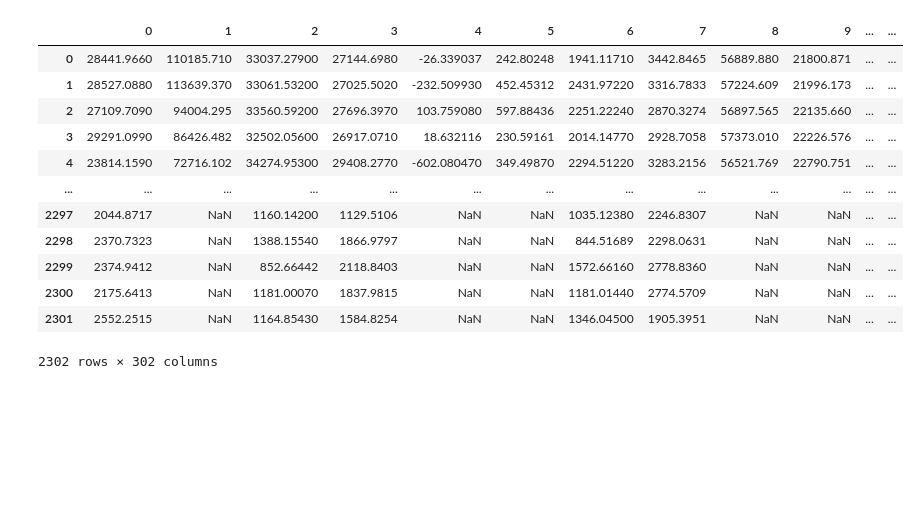
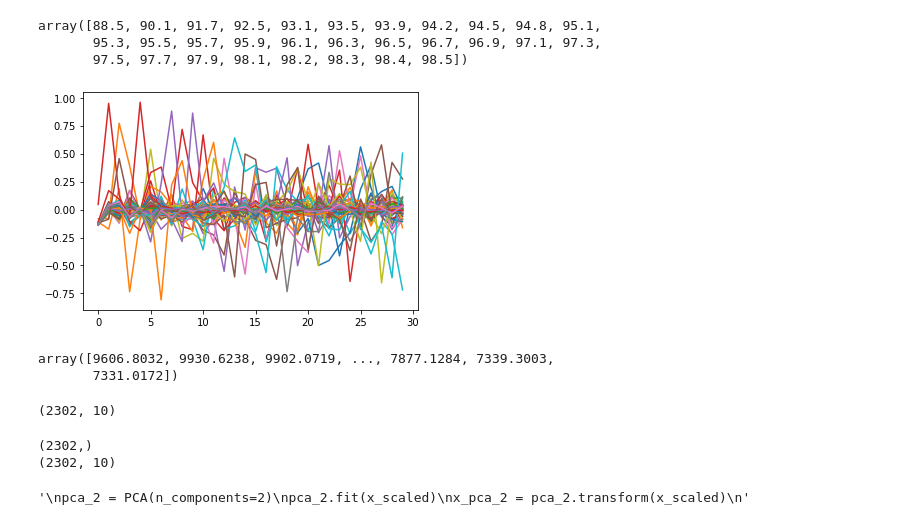
Before and after one commit to mwanakijiji/kriz_projects, a Jupyter notebook: notebooks_for_development/pca_analysis.ipynb, the cells around one changed output. Cells and saved outputs as stored; diff of their text form; code cells hidden in the pictures; blank space fills up the shorter version.

```diff
--- a/notebooks_for_development/pca_analysis.ipynb
+++ b/notebooks_for_development/pca_analysis.ipynb
@@ -11,16 +48,36 @@ time_series = pd.read_csv("test_time_series.csv", index_col=0)
+# %%
+# select the bright stars we want, and whiten the data
+
+# separate out the photometry from the brightest stars
+x = time_series.loc[:, list_brightest].values
+
+# standardize the photometry
+x_scaled = StandardScaler().fit_transform(x)
+# %%
+# get N principal component vectors
+
+pca = PCA(n_components=30)
+principal_components = pca.fit_transform(x_scaled)
+# %%
+# FYI: quantify variance PCA basis set accounts for
+
+variance = pca.explained_variance_ratio_ #calculate variance ratios
+var=np.cumsum(np.round(pca.explained_variance_ratio_, decimals=3)*100)
+var #cumulative sum of variance explained with [n] features
+# %% [output]
+array([88.5, 90.1, 91.7, 92.5, 93.1, 93.5, 93.9, 94.2, 94.5, 94.8, 95.1,
+       95.3, 95.5, 95.7, 95.9, 96.1, 96.3, 96.5, 96.7, 96.9, 97.1, 97.3,
+       97.5, 97.7, 97.9, 98.1, 98.2, 98.3, 98.4, 98.5])
+# %%
+# print eigenvalues
+
+for i in range(0,len(pca.components_[0,:])):
+    plt.plot(pca.components_[:,i])
+plt.show()
+# %% [output]
+[figure, added]
 # %%
-time_series
+time_series["21"].values
 # %% [output]
-|  | 0 | 1 | 2 | 3 | 4 | 5 | 6 | 7 | 8 | 9 | ... | ... |
-| 0 | 28441.9660 | 110185.710 | 33037.27900 | 27144.6980 | -26.339037 | 242.80248 | 1941.11710 | 3442.8465 | 56889.880 | 21800.871 | ... | ... |
-| 1 | 28527.0880 | 113639.370 | 33061.53200 | 27025.5020 | -232.509930 | 452.45312 | 2431.97220 | 3316.7833 | 57224.609 | 21996.173 | ... | ... |
-| 2 | 27109.7090 | 94004.295 | 33560.59200 | 27696.3970 | 103.759080 | 597.88436 | 2251.22240 | 2870.3274 | 56897.565 | 22135.660 | ... | ... |
-| 3 | 29291.0990 | 86426.482 | 32502.05600 | 26917.0710 | 18.632116 | 230.59161 | 2014.14770 | 2928.7058 | 57373.010 | 22226.576 | ... | ... |
-| 4 | 23814.1590 | 72716.102 | 34274.95300 | 29408.2770 | -602.080470 | 349.49870 | 2294.51220 | 3283.2156 | 56521.769 | 22790.751 | ... | ... |
-| ... | ... | ... | ... | ... | ... | ... | ... | ... | ... | ... | ... | ... |
-| 2297 | 2044.8717 | NaN | 1160.14200 | 1129.5106 | NaN | NaN | 1035.12380 | 2246.8307 | NaN | NaN | ... | ... |
-| 2298 | 2370.7323 | NaN | 1388.15540 | 1866.9797 | NaN | NaN | 844.51689 | 2298.0631 | NaN | NaN | ... | ... |
-| 2299 | 2374.9412 | NaN | 852.66442 | 2118.8403 | NaN | NaN | 1572.66160 | 2778.8360 | NaN | NaN | ... | ... |
-| 2300 | 2175.6413 | NaN | 1181.00070 | 1837.9815 | NaN | NaN | 1181.01440 | 2774.5709 | NaN | NaN | ... | ... |
-| 2301 | 2552.2515 | NaN | 1164.85430 | 1584.8254 | NaN | NaN | 1346.04500 | 1905.3951 | NaN | NaN | ... | ... |
-2302 rows × 302 columns
+array([9606.8032, 9930.6238, 9902.0719, ..., 7877.1284, 7339.3003,
+       7331.0172])
@@ -39,0 +84,29 @@ plt.show()
+# %%
+principal_components[:,:N].shape
+# %% [output]
+(2302, 10)
+# %%
+# project a given star's photometry onto a PCA subspace of N principal components, and ...
+
+N = 10
+projection_matrix = principal_components[:,:N]
+single_star_data = x_scaled[:,20]
+
+
+print(single_star_data.shape)
+print(projection_matrix.shape)
+
+# get the vector amplitudes
+amplitudes = np.dot(single_star_data,projection_matrix)
+#e_vals_dominant = np.dot(time_series["21"].values,projection_matrix)
+
+
+'''
+pca_2 = PCA(n_components=2)
+pca_2.fit(x_scaled)
+x_pca_2 = pca_2.transform(x_scaled)
+'''
+# %% [output]
+(2302,)
+(2302, 10)
+'\npca_2 = PCA(n_components=2)\npca_2.fit(x_scaled)\nx_pca_2 = pca_2.transform(x_scaled)\n'
```
Also changed, not shown: parts of 33 cells of this notebook.
